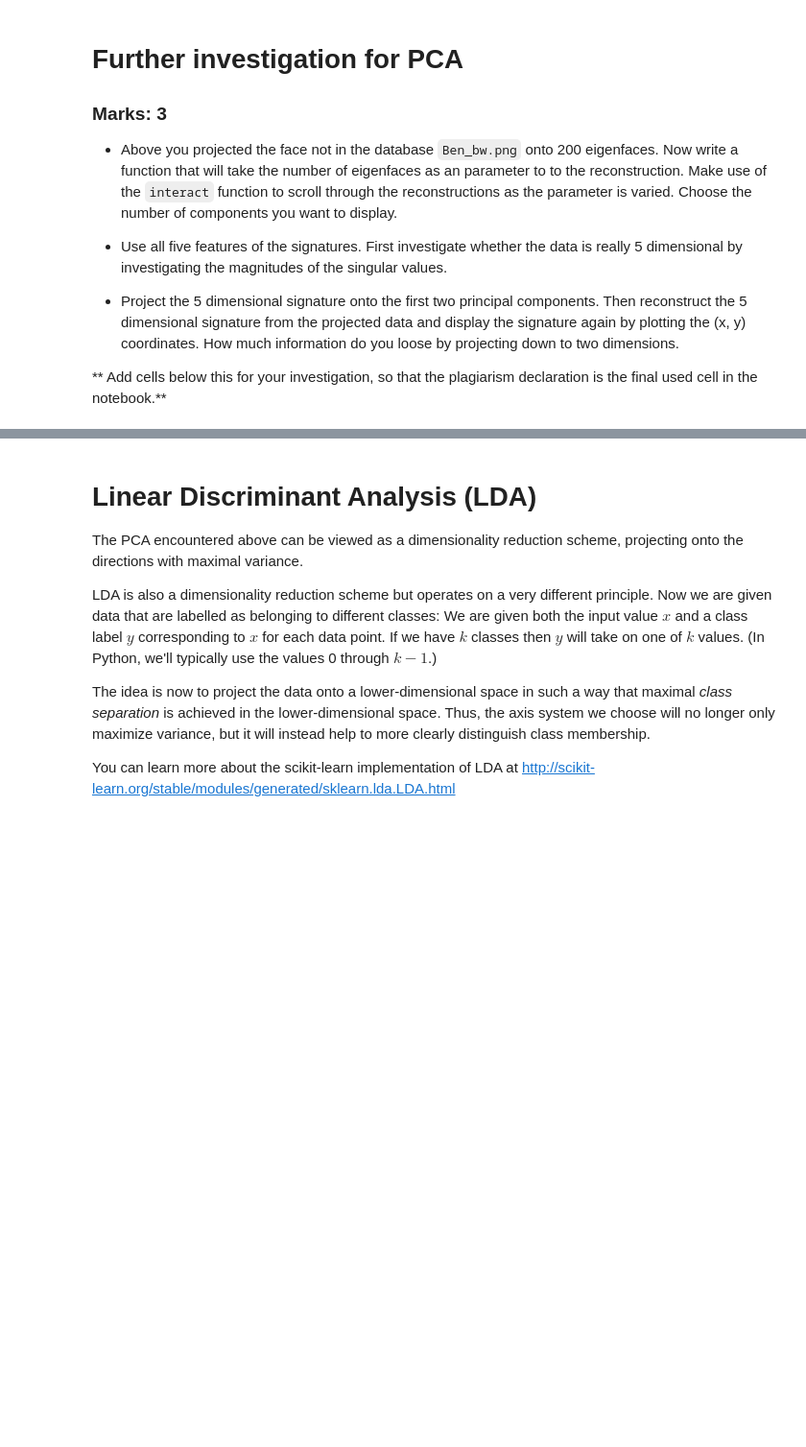
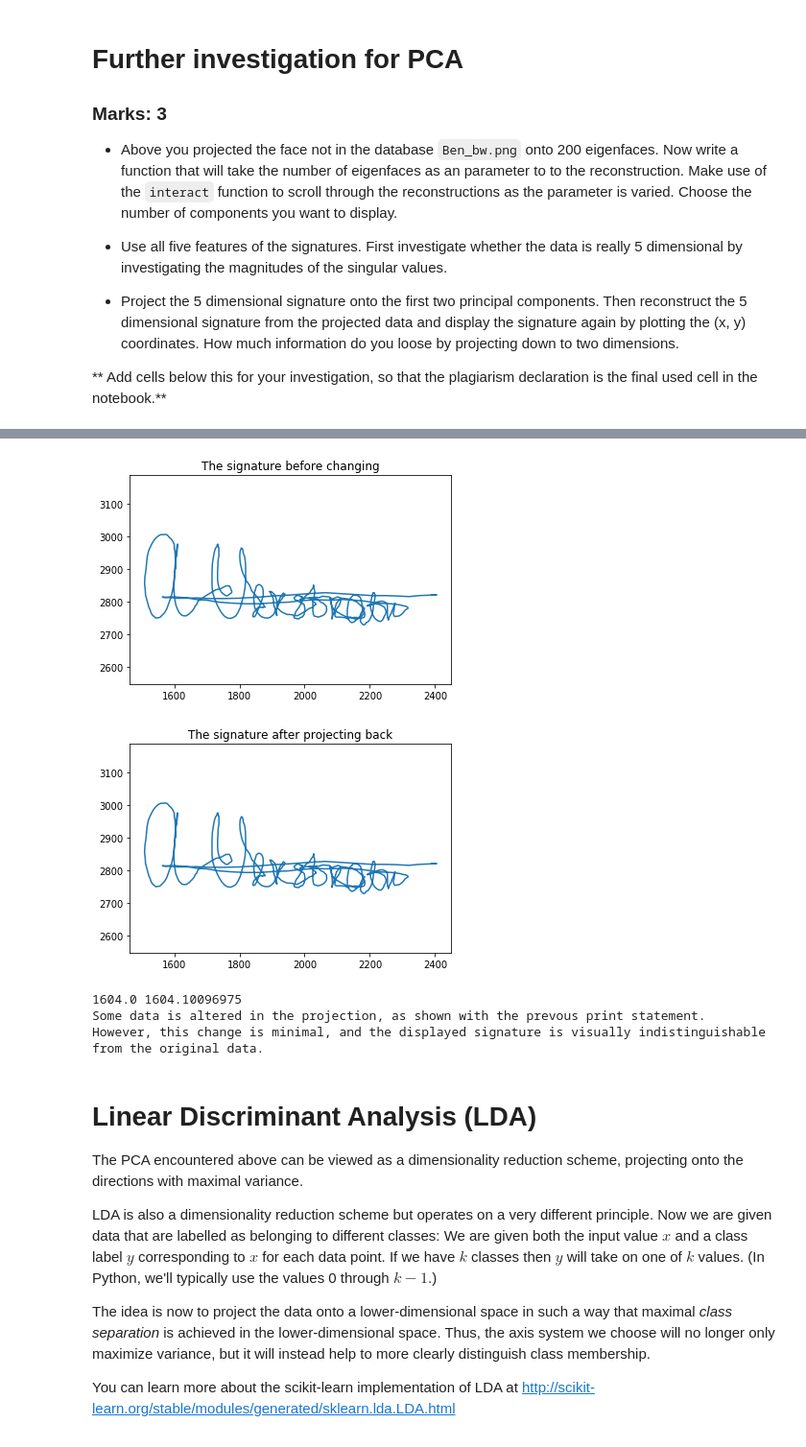
Before and after one commit to MHeymann/qwerty, a Jupyter notebook: assign1.ipynb, the cells around one changed output, grey strips where cells are left out. Shown at 96% size. Saved outputs shown, nothing was run; the diff lists cells and outputs as text; code cells hidden in the pictures; blank space fills up the shorter version.

```diff
--- a/assign1.ipynb
+++ b/assign1.ipynb
@@ -430,3 +510,31 @@ display(Image(filename='./sign_white.png'))
+# %%
+sign_full = np.loadtxt('./data/sign/sign3/sigtrain3_1.txt', comments = '%')
+
+plt.plot(sign_full[:,0], sign_full[:,1])
+plt.axis('equal')
+plt.title("The signature before changing")
+plt.show()
+
+my_pca = PCA(n_components=2)
+project_sign = my_pca.fit_transform(sign_full)
+back_sign = my_pca.inverse_transform(project_sign)
+
+plt.plot(back_sign[:,0], back_sign[:,1])
+plt.axis('equal')
+plt.title("The signature after projecting back")
+plt.show()
+
+print (sign_full[0,0], back_sign[0,0])
+
+print ("Some data is altered in the projection, as shown with the prevous print statement.")
+print ("However, this change is minimal, and the displayed signature is visually indistinguishable from",
+      "the original data.")
+# %% [output]
+[figure, added]
+[figure, added]
+1604.0 1604.10096975
+Some data is altered in the projection, as shown with the prevous print statement.
+However, this change is minimal, and the displayed signature is visually indistinguishable from the original data.
 # %% [markdown]
 # Linear Discriminant Analysis (LDA)
 
```
Also changed, not shown: parts of 19 cells of this notebook.
